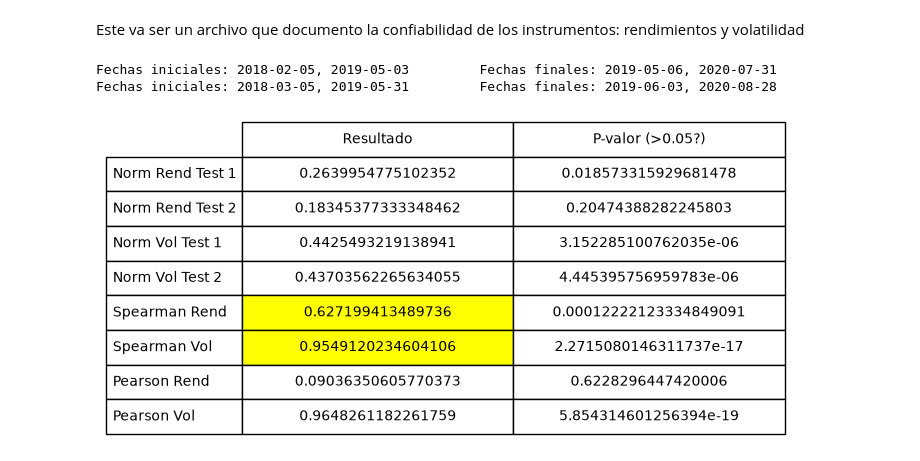
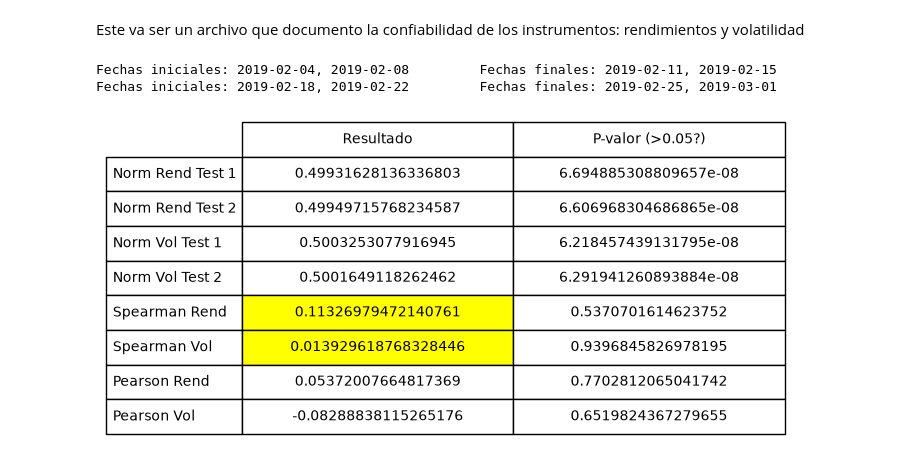
Before and after one commit to jp21bp/LSTM_Ratio_Sharpe, a Jupyter notebook: Version2/confiabilidad.ipynb, the cells around one changed output. Drawn from its saved outputs; the diff is of its cells as text; code cells hidden in the pictures.

```diff
--- a/Version2/confiabilidad.ipynb
+++ b/Version2/confiabilidad.ipynb
@@ -97,7 +97,7 @@ def cargar(nom:str):
     df = df.iloc[345:]
 
     #### Calculando posiciones
-    df_posiciones= posiciones(df, empresas, 'rand')
+    df_posiciones= posiciones(df, empresas, 'todo')
 
     #### Calculado rentabilidades diarias de todas acciones
     df_rentabilidad_diaria = calc_rentabilidad(df_posiciones, empresas)
@@ -132,7 +132,8 @@ def test(df:pd.DataFrame, fecha_comienzo: str, dias: int, offset: int):
     ## Indice
     df_indice_std = (df_final_std - df_inicial_std)/(df_inicial_std + 1e-8)
 
-    return df_indice_rend.to_list(), df_indice_std.to_list()
+    # return df_indice_rend.to_list(), df_indice_std.to_list()                        # Instrumento original
+    return df_inicial_rend_esperados.to_list(), df_inicial_std.to_list()            # Instrumento modificado
 # %%
 #### Funcion para ejecutar las pruebas
 def pruebas(df: pd.DataFrame, test1_fecha: str, test2_fecha:str, dias: int, tipo: int):
@@ -227,18 +228,19 @@ rentabilidad_diaria_origin = cargar('retornos.csv')
 rentabilidad_diaria_log = cargar('retornos_log_splac.csv')
 # %%
 #### Ejecutando pruebas
-fecha_test1 = '2018-02-03'
-fecha_test2 = '2018-03-03'
+fecha_test1 = '2019-02-03'
+fecha_test2 = '2019-03-03'
 
 #### Retornos originales
-# pruebas(rentabilidad_diaria_origin, fecha_test1, fecha_test2, dias=20, tipo=1)
-pruebas(rentabilidad_diaria_origin, fecha_test1, fecha_test2, dias=325, tipo=0) # '2018-02-03','2018-03-03', 356;
+pruebas(rentabilidad_diaria_origin, fecha_test1, fecha_test2, dias=5, tipo=1)
+# pruebas(rentabilidad_diaria_origin, fecha_test1, fecha_test2, dias=190, tipo=0) # '2018-02-03','2018-03-03', 356;
+# pruebas(rentabilidad_diaria_origin, fecha_test1, fecha_test2, dias=100, tipo=0) # '2018-02-03','2018-03-03', 356;
 
 #### Retornos logaritmicos
 # pruebas(rentabilidad_diaria_log, fecha_test1, fecha_test2, dias=252, tipo=1)
 # pruebas(rentabilidad_diaria_log, fecha_test1, fecha_test2, dias=329, tipo=0)
 # %% [output]
-Fechas iniciales: 2018-02-05, 2019-05-03         Fechas finales: 2019-05-06, 2020-07-31
-Fechas iniciales: 2018-03-05, 2019-05-31         Fechas finales: 2019-06-03, 2020-08-28
+Fechas iniciales: 2019-02-04, 2019-02-08         Fechas finales: 2019-02-11, 2019-02-15
+Fechas iniciales: 2019-02-18, 2019-02-22         Fechas finales: 2019-02-25, 2019-03-01
-[figure, old version]
+[figure, new version]
 # %%
```
Also changed, not shown: parts of 2 cells of this notebook, 2 other files.
